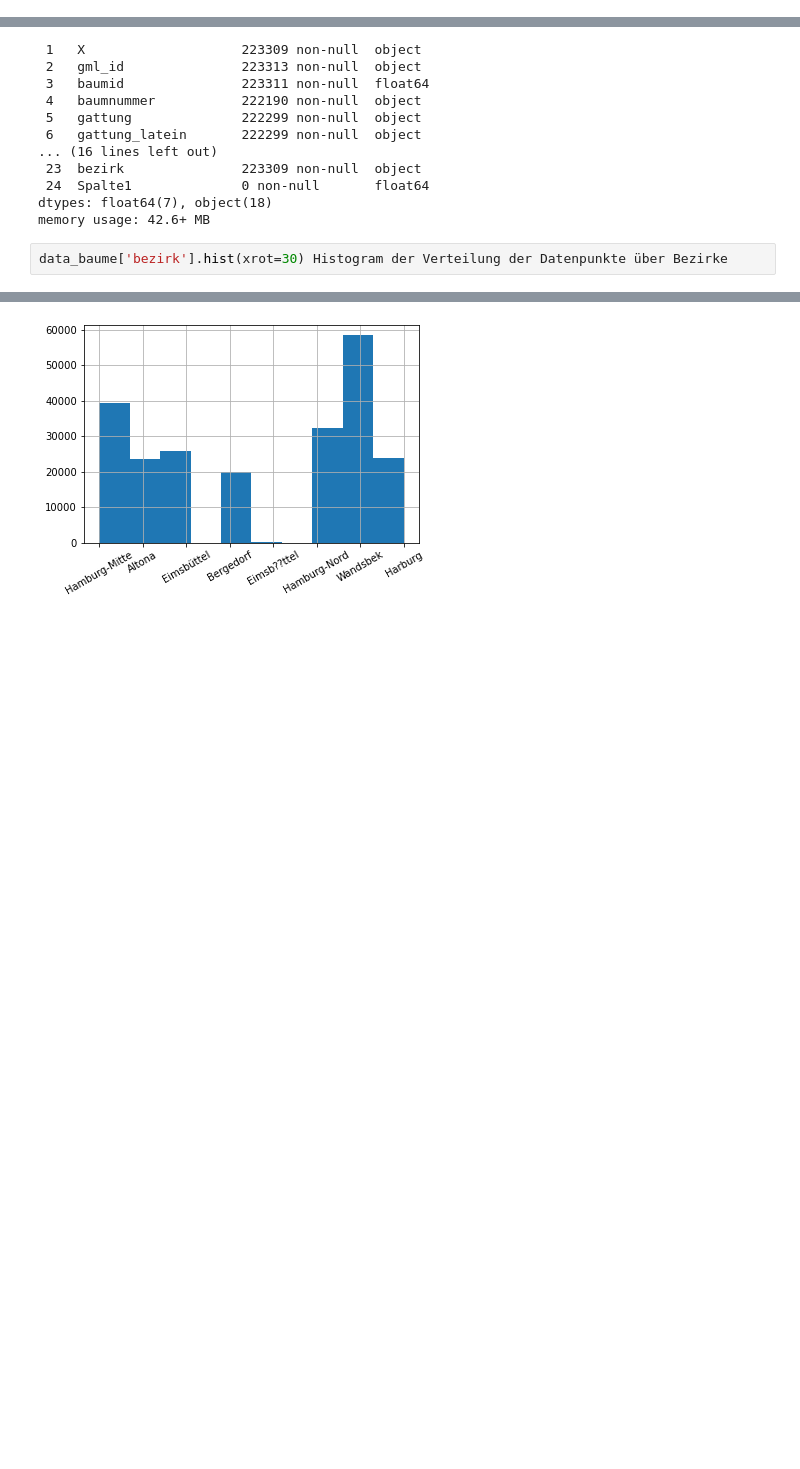
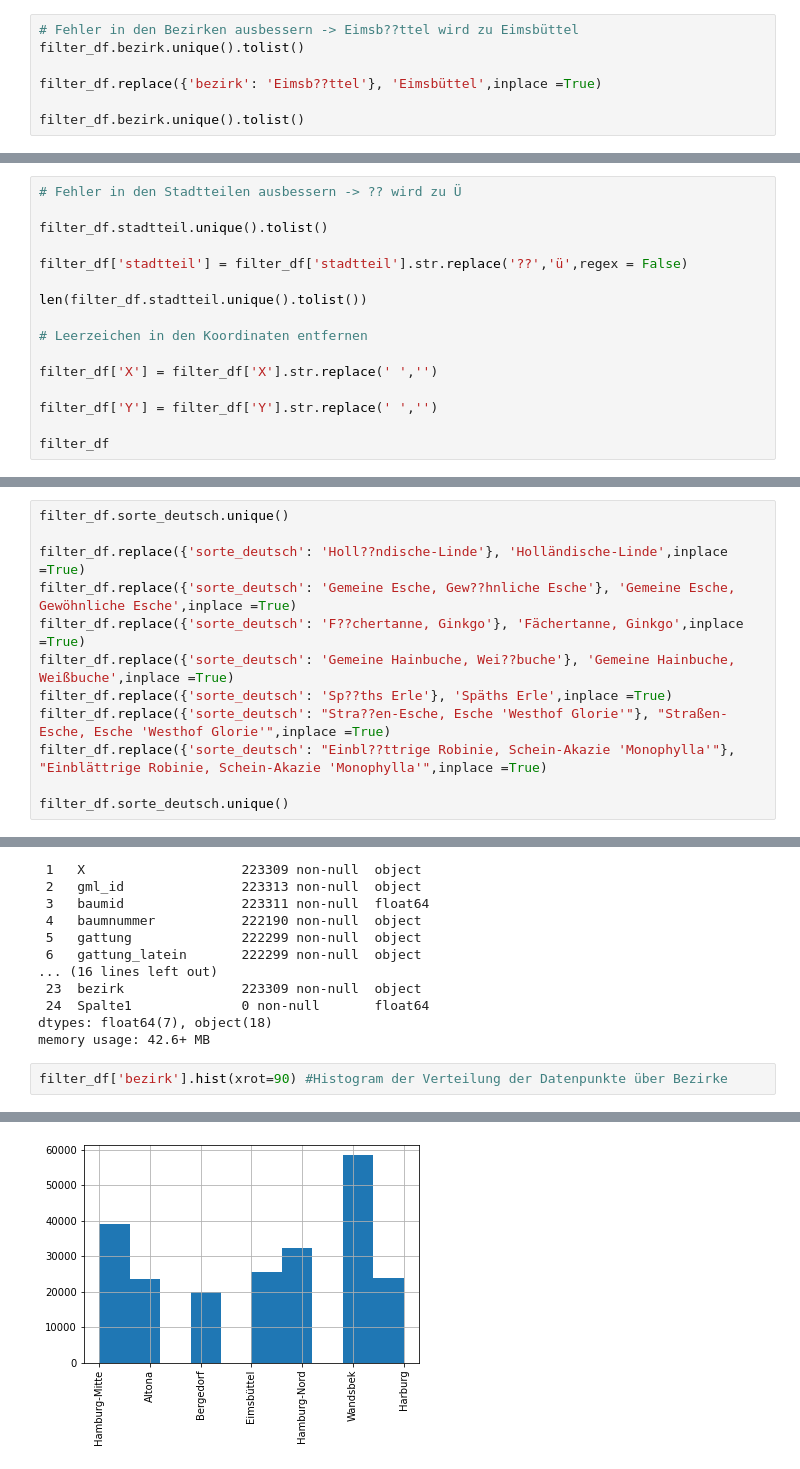
Before and after one commit to franasa/git_tutorial, a Jupyter notebook: erste_analyse.ipynb, the cells around one changed output, grey strips where cells are left out. Drawn from its saved outputs; the diff is of its cells as text; blank space fills up the shorter version.

```diff
--- a/erste_analyse.ipynb
+++ b/erste_analyse.ipynb
@@ -31,0 +64,7 @@ data_baume.describe() #gibt summary statistics aus mittelwert, median, STD und c
+# %%
+# Fehler in den Bezirken ausbessern -> Eimsb??ttel wird zu Eimsbüttel
+filter_df.bezirk.unique().tolist()
+
+filter_df.replace({'bezirk': 'Eimsb??ttel'}, 'Eimsbüttel',inplace =True)
+
+filter_df.bezirk.unique().tolist()
@@ -31,0 +79,16 @@ data_baume.describe() #gibt summary statistics aus mittelwert, median, STD und c
+# %%
+# Fehler in den Stadtteilen ausbessern -> ?? wird zu Ü
+
+filter_df.stadtteil.unique().tolist()
+
+filter_df['stadtteil'] = filter_df['stadtteil'].str.replace('??','ü',regex = False)
+
+len(filter_df.stadtteil.unique().tolist())
+
+# Leerzeichen in den Koordinaten entfernen
+
+filter_df['X'] = filter_df['X'].str.replace(' ','')
+
+filter_df['Y'] = filter_df['Y'].str.replace(' ','')
+
+filter_df
@@ -31,0 +138,12 @@ data_baume.describe() #gibt summary statistics aus mittelwert, median, STD und c
+# %%
+filter_df.sorte_deutsch.unique()
+
+filter_df.replace({'sorte_deutsch': 'Holl??ndische-Linde'}, 'Holländische-Linde',inplace =True)
+filter_df.replace({'sorte_deutsch': 'Gemeine Esche, Gew??hnliche Esche'}, 'Gemeine Esche, Gewöhnliche Esche',inplace =True)
+filter_df.replace({'sorte_deutsch': 'F??chertanne, Ginkgo'}, 'Fächertanne, Ginkgo',inplace =True)
+filter_df.replace({'sorte_deutsch': 'Gemeine Hainbuche, Wei??buche'}, 'Gemeine Hainbuche, Weißbuche',inplace =True)
+filter_df.replace({'sorte_deutsch': 'Sp??ths Erle'}, 'Späths Erle',inplace =True)
+filter_df.replace({'sorte_deutsch': "Stra??en-Esche, Esche 'Westhof Glorie'"}, "Straßen-Esche, Esche 'Westhof Glorie'",inplace =True)
+filter_df.replace({'sorte_deutsch': "Einbl??ttrige Robinie, Schein-Akazie 'Monophylla'"}, "Einblättrige Robinie, Schein-Akazie 'Monophylla'",inplace =True)
+
+filter_df.sorte_deutsch.unique()
@@ -50,7 +191,7 @@ Data columns (total 25 columns):
 dtypes: float64(7), object(18)
 memory usage: 42.6+ MB
 # %%
-data_baume['bezirk'].hist(xrot=30) Histogram der Verteilung der Datenpunkte über Bezirke
+filter_df['bezirk'].hist(xrot=90) #Histogram der Verteilung der Datenpunkte über Bezirke
 # %% [output]
 <AxesSubplot:>
-[figure, old version]
+[figure, new version]
```
Also changed, not shown: parts of 7 cells of this notebook, 1 other file.
